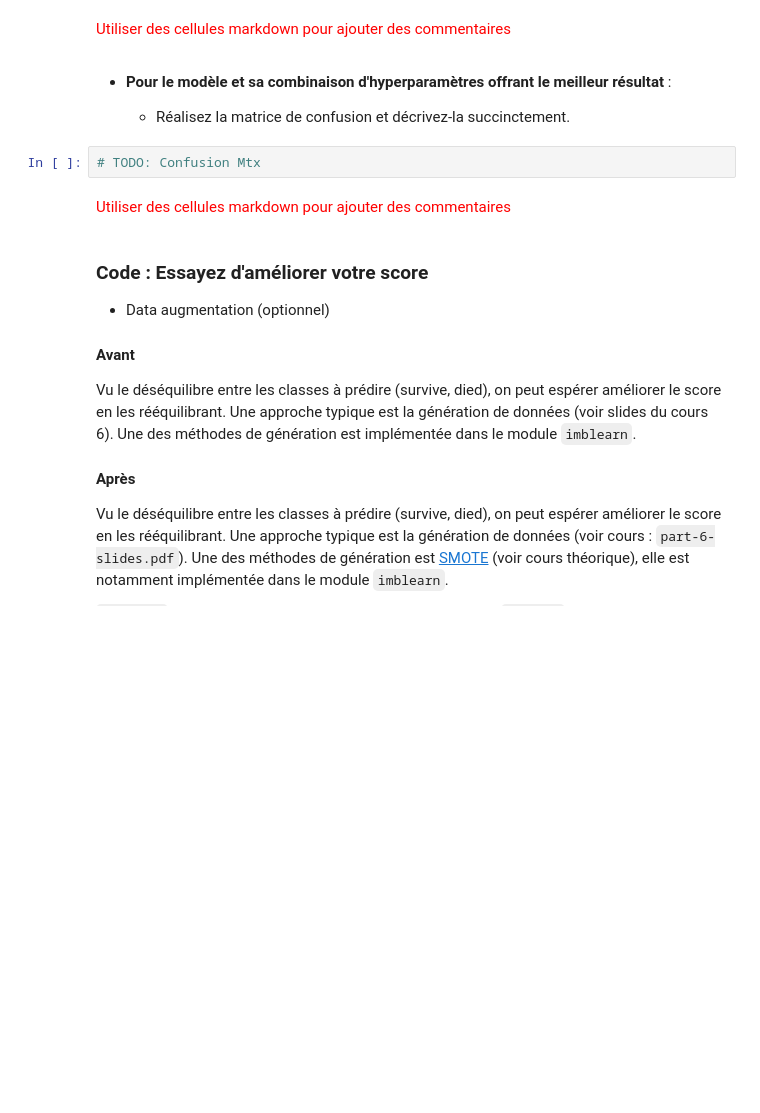
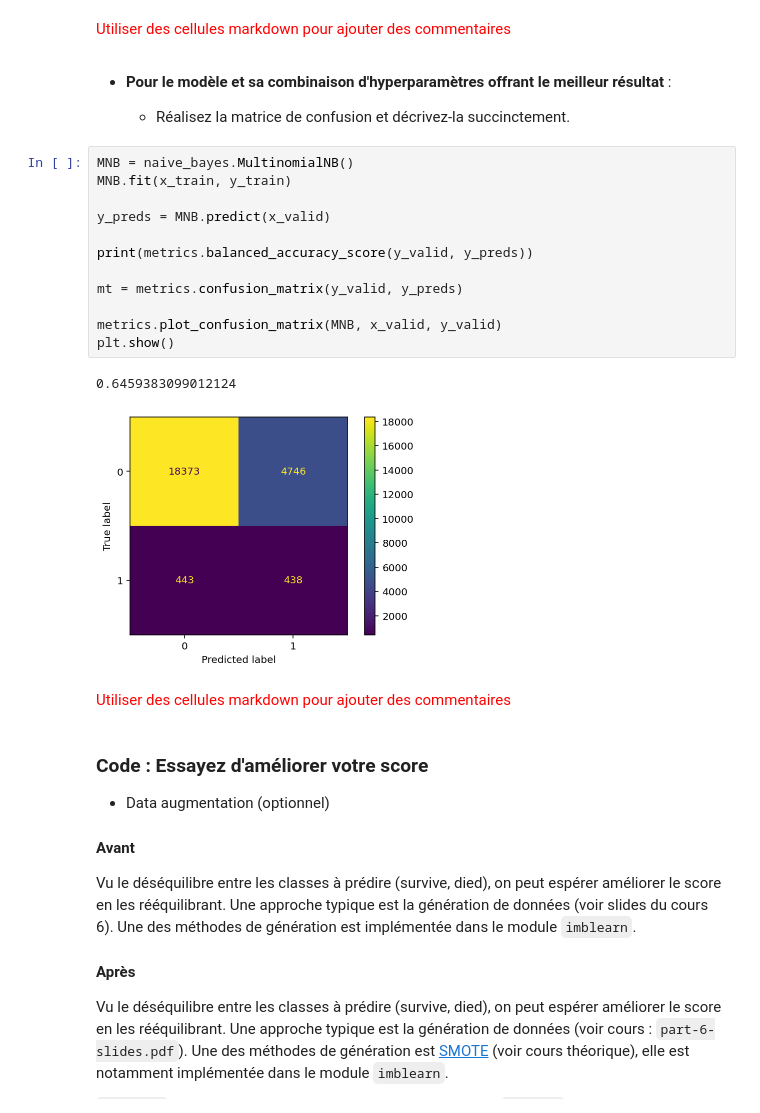
Before and after one commit to Falmeda/ProjetIS2D, a Jupyter notebook: Projet.ipynb, the cells around one changed output. Cells and saved outputs as stored; diff of their text form; blank space fills up the shorter version.

```diff
--- a/Projet.ipynb
+++ b/Projet.ipynb
@@ -1055,8 +1088,21 @@ RandomForestClassifier non optimisé : AUROC = 0.679
 * **Pour le modèle et sa combinaison d'hyperparamètres offrant le meilleur résultat** :
 
     * Réalisez la matrice de confusion et décrivez-la succinctement.
-# %%
-# TODO: Confusion Mtx
+# %%
+MNB = naive_bayes.MultinomialNB()
+MNB.fit(x_train, y_train)
+
+y_preds = MNB.predict(x_valid)
+
+print(metrics.balanced_accuracy_score(y_valid, y_preds))
+
+mt = metrics.confusion_matrix(y_valid, y_preds)
+
+metrics.plot_confusion_matrix(MNB, x_valid, y_valid)
+plt.show()
+# %% [output]
+0.6459383099012124
+[figure, added]
 # %% [markdown]
 <span style="color:red">
     Utiliser des cellules markdown pour ajouter des commentaires
```
Also changed, not shown: parts of 21 cells of this notebook, 1 other file.
